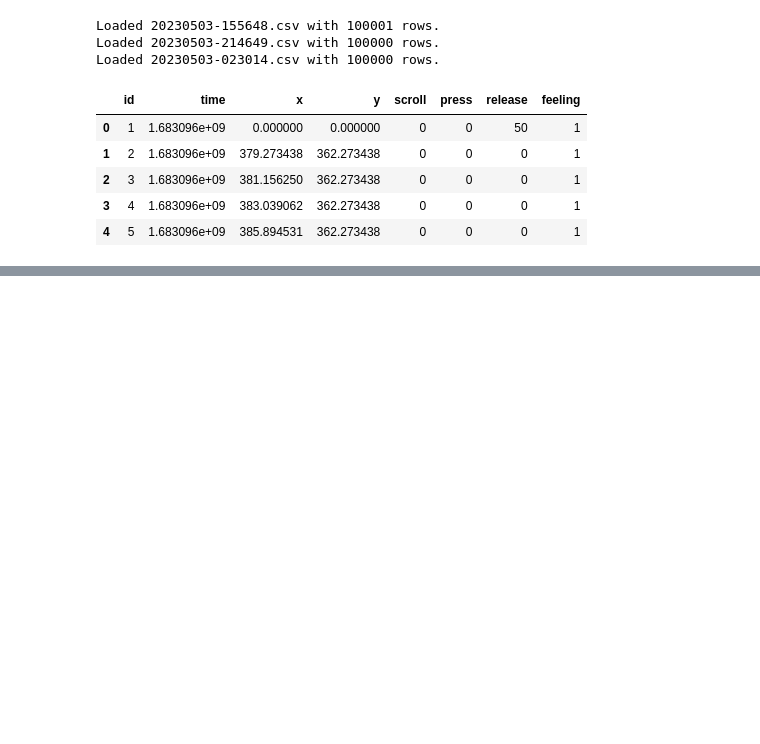
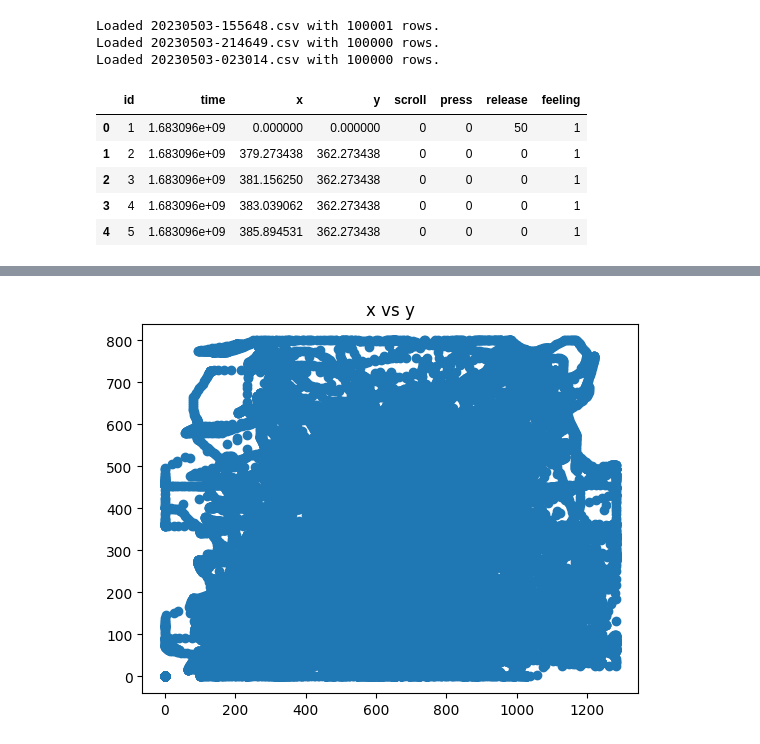
Before and after one commit to hiyaryan/chillpill, a Jupyter notebook: tracking.ipynb, the cells around one changed output, grey strips where cells are left out. Cells and saved outputs as stored; diff of their text form; code cells hidden in the pictures; blank space fills up the shorter version.

```diff
--- a/tracking.ipynb
+++ b/tracking.ipynb
@@ -28,0 +78,9 @@ Loaded 20230503-023014.csv with 100000 rows.
+# %%
+# plot x vs y
+plt.scatter(
+    tracking_data["20230503-023014.csv"]["x"], tracking_data["20230503-023014.csv"]["y"]
+)
+plt.title("x vs y")
+plt.show()
+# %% [output]
+[figure, added]
```
Also changed, not shown: parts of 9 cells of this notebook.
